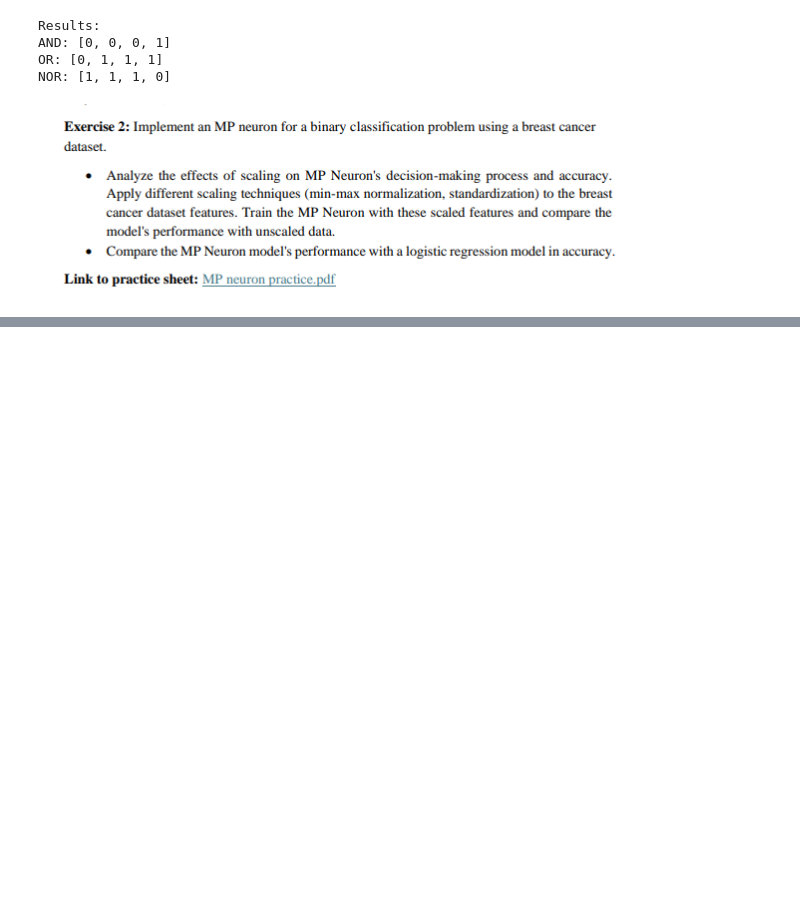
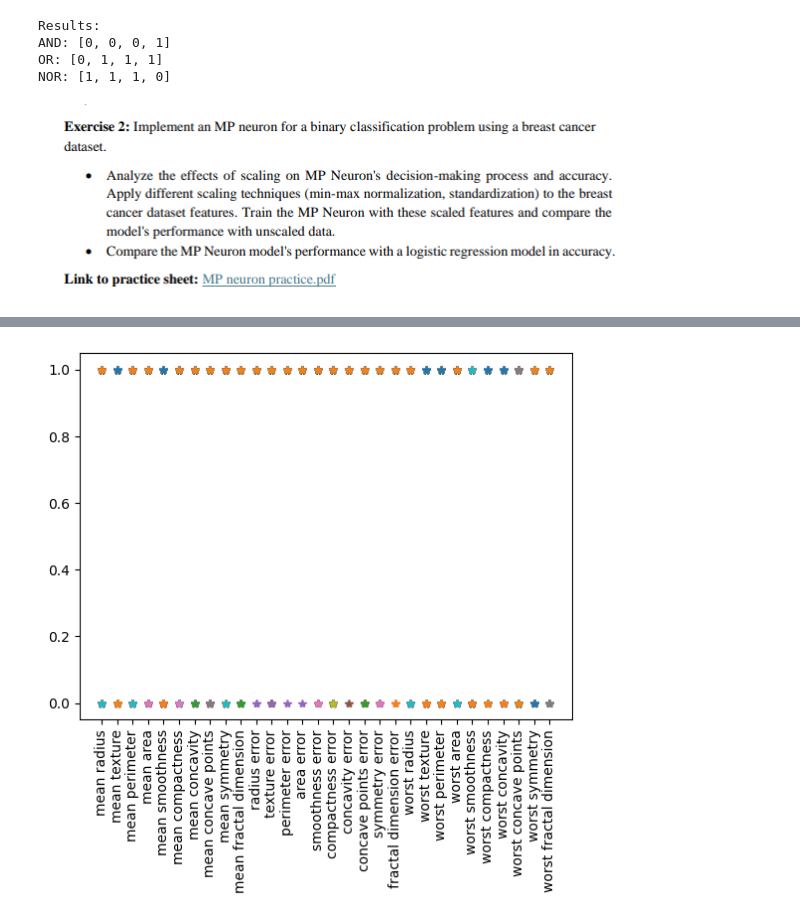
Before and after one commit to TheHuntsman4/Semester-5, a Jupyter notebook: DL/Labsheets/labsheet2/labsheet2.ipynb, the cells around one changed output, grey strips where cells are left out. Cells and saved outputs as stored; diff of their text form; code cells hidden in the pictures; blank space fills up the shorter version.

```diff
--- a/DL/Labsheets/labsheet2/labsheet2.ipynb
+++ b/DL/Labsheets/labsheet2/labsheet2.ipynb
@@ -52,0 +86,8 @@ NOR: [1, 1, 1, 0]
+# %%
+X_binarised_train = X_train.apply(pd.cut,bins=2,labels=[1,0])
+X_binarised_test = X_test.apply(pd.cut,bins=2,labels=[1,0])
+plt.plot(X_binarised_train.T,'*')
+plt.xticks(rotation='vertical')
+plt.show()
+# %% [output]
+[figure, added]
```
Also changed, not shown: parts of 19 cells of this notebook, 1 other file.
